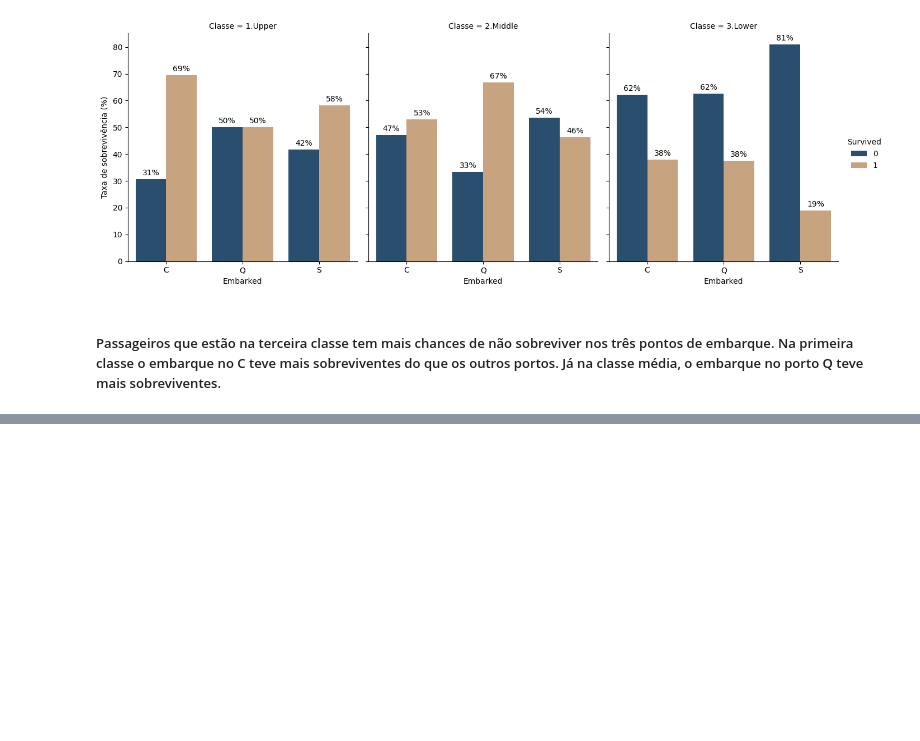
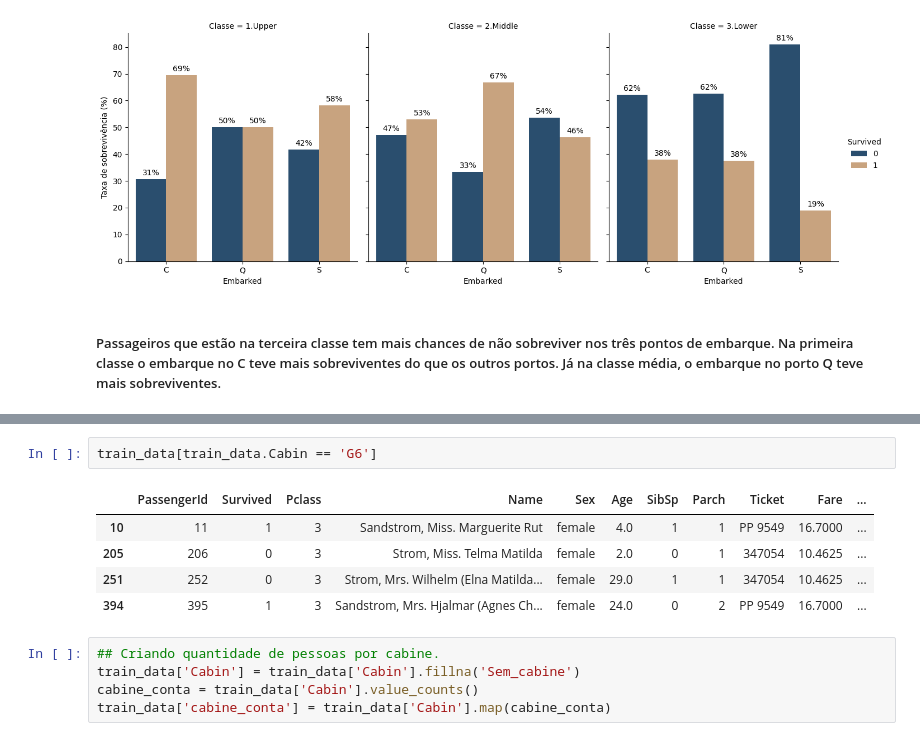
Before and after one commit to essene/titanic_ml_project, a Jupyter notebook: notebooks/0_initial_data_exploration.ipynb, the cells around one changed output, grey strips where cells are left out. Saved outputs shown, nothing was run; the diff lists cells and outputs as text; blank space fills up the shorter version.

```diff
--- a/notebooks/0_initial_data_exploration.ipynb
+++ b/notebooks/0_initial_data_exploration.ipynb
@@ -258,0 +297,13 @@ g.set_axis_labels("Embarked", "Taxa de sobrevivência (%)")
+# %%
+train_data[train_data.Cabin == 'G6']
+# %% [output]
+|  | PassengerId | Survived | Pclass | Name | Sex | Age | SibSp | Parch | Ticket | Fare | ... |
+| 10 | 11 | 1 | 3 | Sandstrom, Miss. Marguerite Rut | female | 4.0 | 1 | 1 | PP 9549 | 16.7000 | ... |
+| 205 | 206 | 0 | 3 | Strom, Miss. Telma Matilda | female | 2.0 | 0 | 1 | 347054 | 10.4625 | ... |
+| 251 | 252 | 0 | 3 | Strom, Mrs. Wilhelm (Elna Matilda... | female | 29.0 | 1 | 1 | 347054 | 10.4625 | ... |
+| 394 | 395 | 1 | 3 | Sandstrom, Mrs. Hjalmar (Agnes Ch... | female | 24.0 | 0 | 2 | PP 9549 | 16.7000 | ... |
+# %%
+## Criando quantidade de pessoas por cabine.
+train_data['Cabin'] = train_data['Cabin'].fillna('Sem_cabine')
+cabine_conta = train_data['Cabin'].value_counts()
+train_data['cabine_conta'] = train_data['Cabin'].map(cabine_conta)
```
Also changed, not shown: parts of 9 cells of this notebook.
